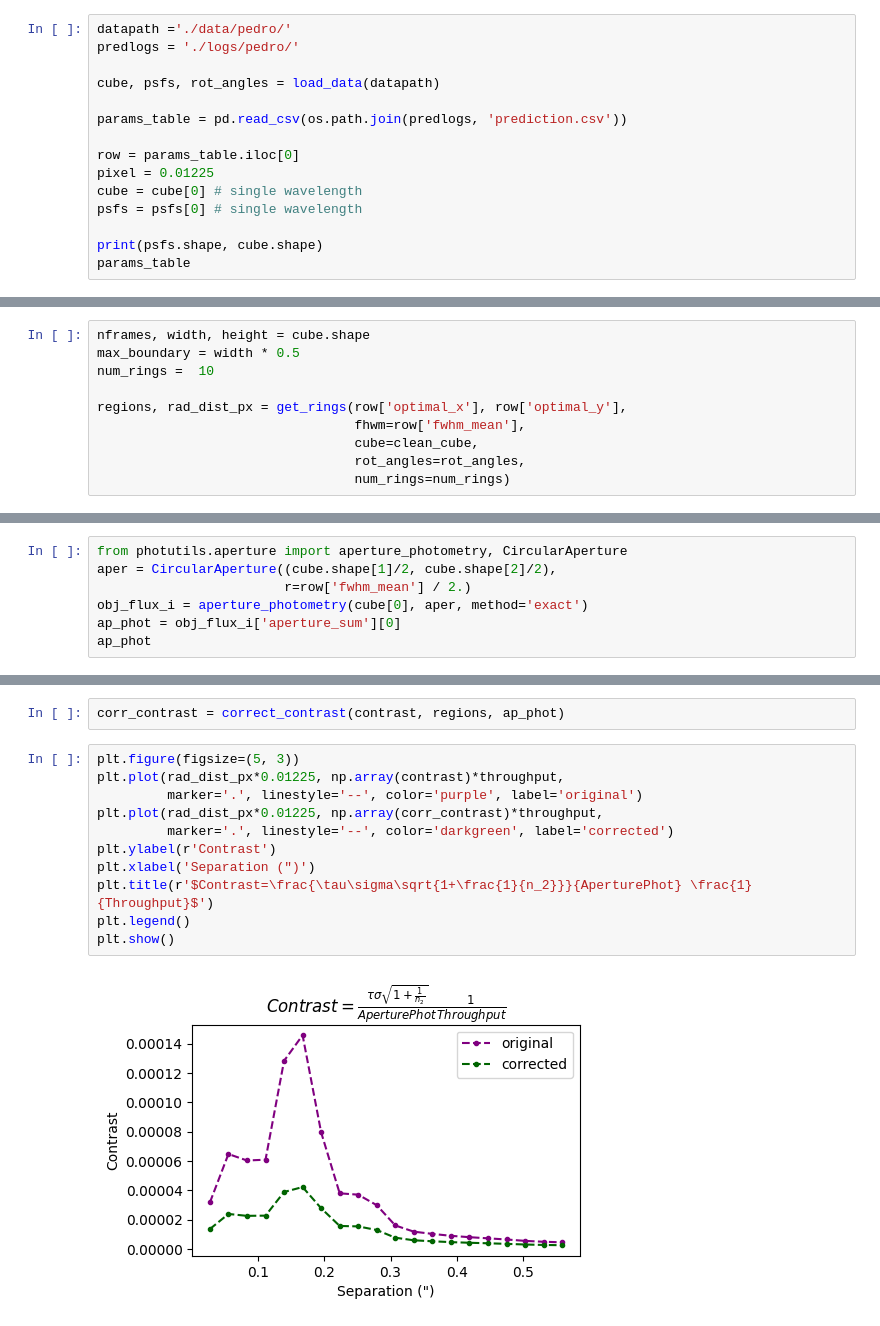
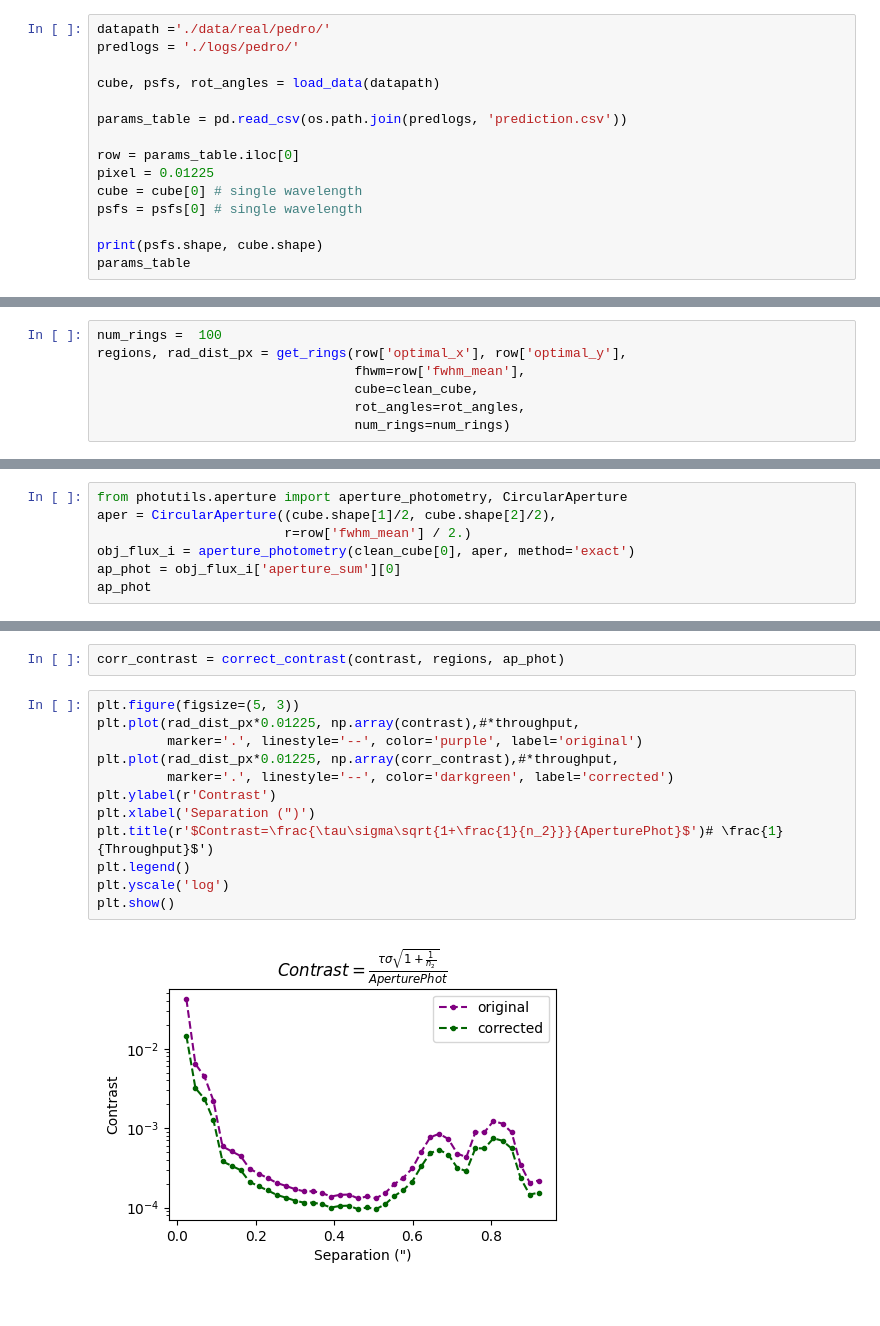
Before and after one commit to yemsnucleus/NEGFC, a Jupyter notebook: presentation/notebooks/contrast_curve.ipynb, the cells around one changed output, grey strips where cells are left out. Saved outputs shown, nothing was run; the diff lists cells and outputs as text.

Commit message:
throughput script

```diff
--- a/presentation/notebooks/contrast_curve.ipynb
+++ b/presentation/notebooks/contrast_curve.ipynb
@@ -38,5 +31,5 @@ https://github.com/tensorflow/addons
 # %%
-datapath ='./data/pedro/'
+datapath ='./data/real/pedro/'
 predlogs = './logs/pedro/'
 
 cube, psfs, rot_angles = load_data(datapath)
@@ -98,10 +91,7 @@ for ax, title in zip(axes, ['original', 'fake', 'subtraction']):
 # %% [markdown]
 ## step 2: Draw rings FWHM-diameter apertures
 # %%
-nframes, width, height = cube.shape
-max_boundary = width * 0.5
-num_rings =  10
-
+num_rings =  100
 regions, rad_dist_px = get_rings(row['optimal_x'], row['optimal_y'],
                                  fhwm=row['fwhm_mean'],
                                  cube=clean_cube,
@@ -163,7 +147,7 @@ ap_phot
 from photutils.aperture import aperture_photometry, CircularAperture
 aper = CircularAperture((cube.shape[1]/2, cube.shape[2]/2),
                         r=row['fwhm_mean'] / 2.)
-obj_flux_i = aperture_photometry(cube[0], aper, method='exact')
+obj_flux_i = aperture_photometry(clean_cube[0], aper, method='exact')
 ap_phot = obj_flux_i['aperture_sum'][0]
 ap_phot
 # %% [output]
@@ -276,14 +252,15 @@ from core.metrics import correct_contrast
 corr_contrast = correct_contrast(contrast, regions, ap_phot)
 # %%
 plt.figure(figsize=(5, 3))
-plt.plot(rad_dist_px*0.01225, np.array(contrast)*throughput,
+plt.plot(rad_dist_px*0.01225, np.array(contrast),#*throughput,
          marker='.', linestyle='--', color='purple', label='original')
-plt.plot(rad_dist_px*0.01225, np.array(corr_contrast)*throughput,
+plt.plot(rad_dist_px*0.01225, np.array(corr_contrast),#*throughput,
          marker='.', linestyle='--', color='darkgreen', label='corrected')
 plt.ylabel(r'Contrast')
 plt.xlabel('Separation (")')
-plt.title(r'$Contrast=\frac{\tau\sigma\sqrt{1+\frac{1}{n_2}}}{AperturePhot} \frac{1}{Throughput}$')
+plt.title(r'$Contrast=\frac{\tau\sigma\sqrt{1+\frac{1}{n_2}}}{AperturePhot}$')# \frac{1}{Throughput}$')
 plt.legend()
+plt.yscale('log')
 plt.show()
 # %% [output]
-[figure, old version]
+[figure, new version]
```
Also changed, not shown: parts of 12 cells of this notebook, 5 other files.
